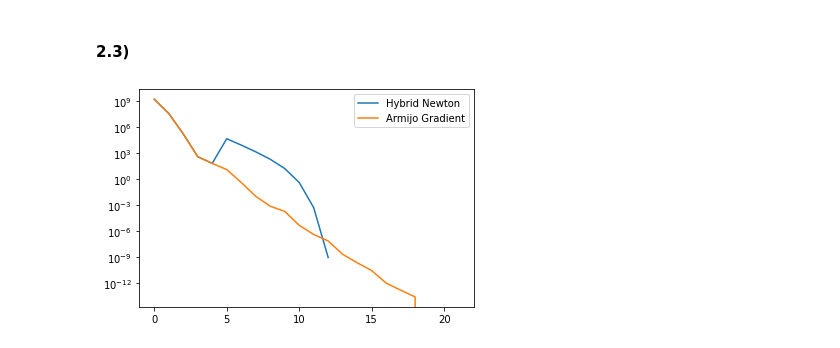
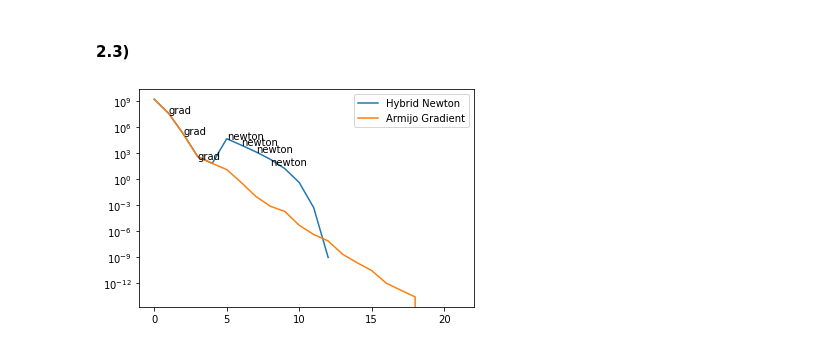
Before and after one commit to OfekGlick/Homework, a Jupyter notebook: NLM/NLM_EX_6.ipynb, the cells around one changed output. Cells and saved outputs as stored; diff of their text form; code cells hidden in the pictures.

```diff
--- a/NLM/NLM_EX_6.ipynb
+++ b/NLM/NLM_EX_6.ipynb
@@ -40,4 +43,4 @@ def analytic_center(A, b, x0):
 import numpy as np
 A = np.array([[2,10],[1,0],[-1,3],[-1,-1]])
 b = np.array([[1],[0],[2],[2]])
-a,b = analytic_center(A,b,np.array([[-1.99],[0]]))
+a,fs = analytic_center(A,b,np.array([[-1.99],[0]]))
@@ -135,8 +163,15 @@ x2, fs2, gs2, ts2 = generic_grad(f,gf, back(alpha, beta, s), np.array([200,0]),1
 # %%
 import matplotlib.pyplot as plt
 plt.semilogy(fs1+162, label="Hybrid Newton")
 plt.semilogy(fs2+162, label="Armijo Gradient")
+for i,point in enumerate(newton):
+    if i == len(newton)-1:
+        break
+    if point == 0:
+        plt.annotate("grad", ((i+1),fs1[i+1]))
+    else:
+        plt.annotate("newton",((i+1),fs1[i+1]))
 plt.legend()
 plt.show()
 # %% [output]
-[figure, old version]
+[figure, new version]
```
Also changed, not shown: parts of 5 cells of this notebook, 2 other files.
